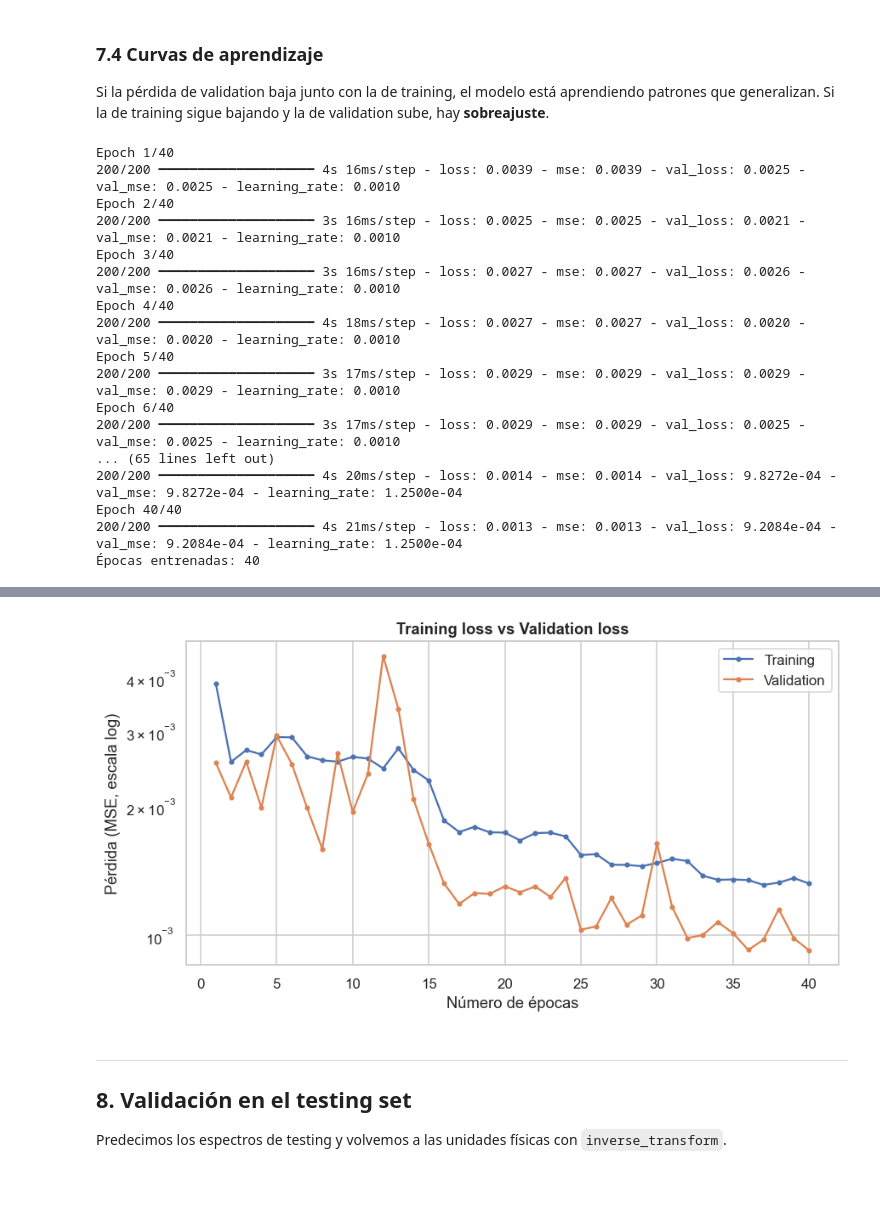
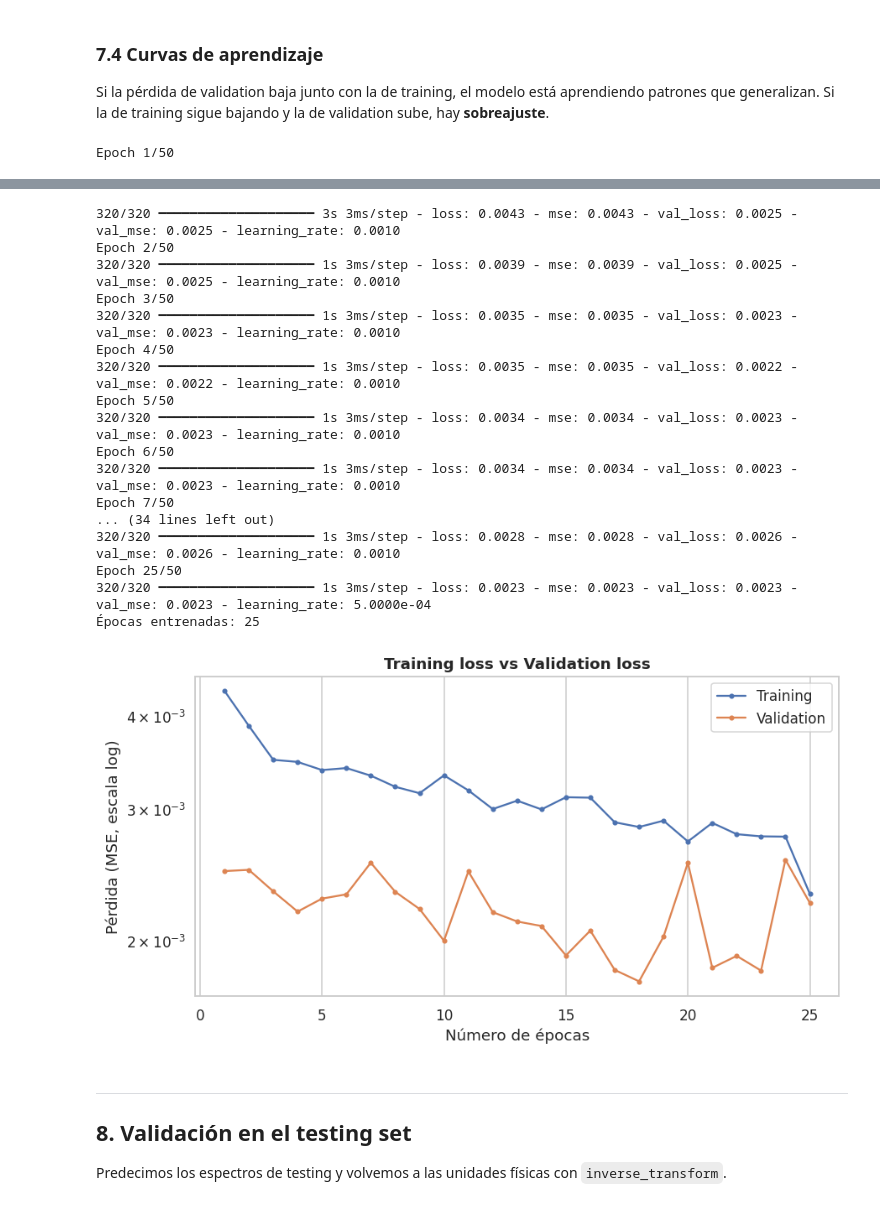
Before and after one commit to eevi-ln/proyecto01MLValpo, a Jupyter notebook: proyecto1.ipynb, the cells around one changed output, grey strips where cells are left out. Drawn from its saved outputs; the diff is of its cells as text; code cells hidden in the pictures.

```diff
--- a/proyecto1.ipynb
+++ b/proyecto1.ipynb
@@ -467,9 +447,10 @@ def plot_train_val(A, B, xlabel, ylabel, title):
 
 history = mejorModelo.fit(X_train_reshaped,
                           y_train,
-                          epochs=40,
+                          epochs=50,
                           validation_data=(X_val_reshaped, y_val),
-                          callbacks=[keras.callbacks.EarlyStopping(patience=8),
+                          batch_size=20,
+                          callbacks=[keras.callbacks.EarlyStopping(patience=7, restore_best_weights=False),
                                      keras.callbacks.ReduceLROnPlateau(factor=0.5, patience=7)])
 
 train_loss = history.history['loss']
@@ -478,20 +459,4 @@ print(f"Épocas entrenadas: {len(train_loss)}")
 plot_train_val(train_loss, val_loss, 'Número de épocas', 'Pérdida (MSE, escala log)',
                'Training loss vs Validation loss')
 # %% [output]
-Epoch 1/40
-200/200 ━━━━━━━━━━━━━━━━━━━━ 4s 16ms/step - loss: 0.0039 - mse: 0.0039 - val_loss: 0.0025 - val_mse: 0.0025 - learning_rate: 0.0010
-Epoch 2/40
-200/200 ━━━━━━━━━━━━━━━━━━━━ 3s 16ms/step - loss: 0.0025 - mse: 0.0025 - val_loss: 0.0021 - val_mse: 0.0021 - learning_rate: 0.0010
-Epoch 3/40
-200/200 ━━━━━━━━━━━━━━━━━━━━ 3s 16ms/step - loss: 0.0027 - mse: 0.0027 - val_loss: 0.0026 - val_mse: 0.0026 - learning_rate: 0.0010
-Epoch 4/40
-200/200 ━━━━━━━━━━━━━━━━━━━━ 4s 18ms/step - loss: 0.0027 - mse: 0.0027 - val_loss: 0.0020 - val_mse: 0.0020 - learning_rate: 0.0010
-Epoch 5/40
-200/200 ━━━━━━━━━━━━━━━━━━━━ 3s 17ms/step - loss: 0.0029 - mse: 0.0029 - val_loss: 0.0029 - val_mse: 0.0029 - learning_rate: 0.0010
-Epoch 6/40
-200/200 ━━━━━━━━━━━━━━━━━━━━ 3s 17ms/step - loss: 0.0029 - mse: 0.0029 - val_loss: 0.0025 - val_mse: 0.0025 - learning_rate: 0.0010
-... (65 lines left out)
-200/200 ━━━━━━━━━━━━━━━━━━━━ 4s 20ms/step - loss: 0.0014 - mse: 0.0014 - val_loss: 9.8272e-04 - val_mse: 9.8272e-04 - learning_rate: 1.2500e-04
-Epoch 40/40
-200/200 ━━━━━━━━━━━━━━━━━━━━ 4s 21ms/step - loss: 0.0013 - mse: 0.0013 - val_loss: 9.2084e-04 - val_mse: 9.2084e-04 - learning_rate: 1.2500e-04
-Épocas entrenadas: 40
+Epoch 1/50
@@ -498,4 +464,21 @@ Epoch 40/40
+320/320 ━━━━━━━━━━━━━━━━━━━━ 3s 3ms/step - loss: 0.0043 - mse: 0.0043 - val_loss: 0.0025 - val_mse: 0.0025 - learning_rate: 0.0010
+Epoch 2/50
+320/320 ━━━━━━━━━━━━━━━━━━━━ 1s 3ms/step - loss: 0.0039 - mse: 0.0039 - val_loss: 0.0025 - val_mse: 0.0025 - learning_rate: 0.0010
+Epoch 3/50
+320/320 ━━━━━━━━━━━━━━━━━━━━ 1s 3ms/step - loss: 0.0035 - mse: 0.0035 - val_loss: 0.0023 - val_mse: 0.0023 - learning_rate: 0.0010
+Epoch 4/50
+320/320 ━━━━━━━━━━━━━━━━━━━━ 1s 3ms/step - loss: 0.0035 - mse: 0.0035 - val_loss: 0.0022 - val_mse: 0.0022 - learning_rate: 0.0010
+Epoch 5/50
+320/320 ━━━━━━━━━━━━━━━━━━━━ 1s 3ms/step - loss: 0.0034 - mse: 0.0034 - val_loss: 0.0023 - val_mse: 0.0023 - learning_rate: 0.0010
+Epoch 6/50
+320/320 ━━━━━━━━━━━━━━━━━━━━ 1s 3ms/step - loss: 0.0034 - mse: 0.0034 - val_loss: 0.0023 - val_mse: 0.0023 - learning_rate: 0.0010
+Epoch 7/50
+... (34 lines left out)
+320/320 ━━━━━━━━━━━━━━━━━━━━ 1s 3ms/step - loss: 0.0028 - mse: 0.0028 - val_loss: 0.0026 - val_mse: 0.0026 - learning_rate: 0.0010
+Epoch 25/50
+320/320 ━━━━━━━━━━━━━━━━━━━━ 1s 3ms/step - loss: 0.0023 - mse: 0.0023 - val_loss: 0.0023 - val_mse: 0.0023 - learning_rate: 5.0000e-04
+Épocas entrenadas: 25
-[figure, old version]
+[figure, new version]
 # %% [markdown]
 <a id="sec-8"></a>
 
```
Also changed, not shown: parts of 19 cells of this notebook, 8 other files.
